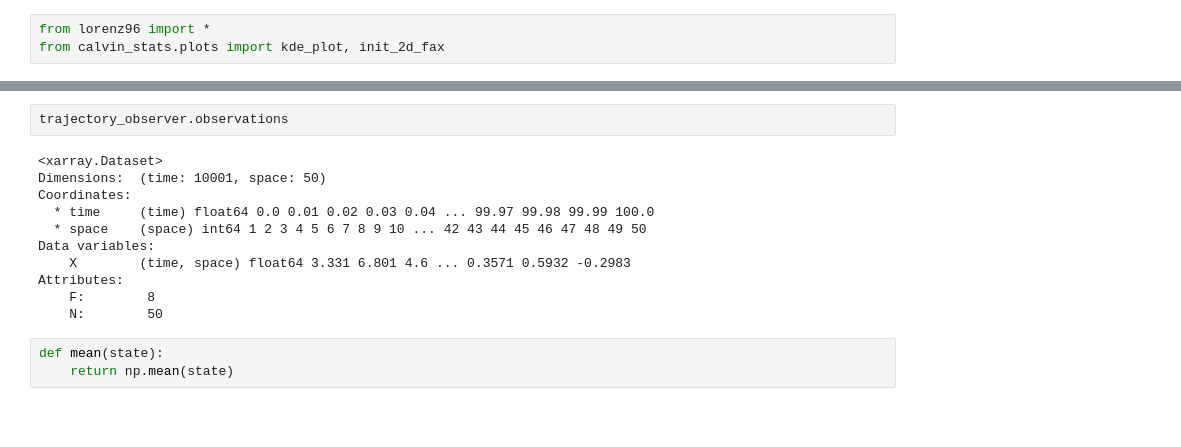
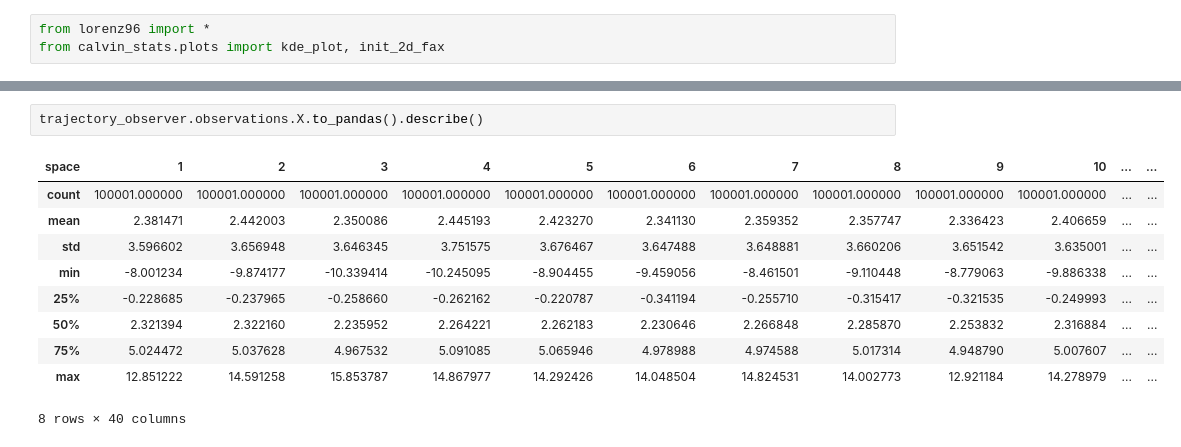
Before and after one commit to CalvinNesbitt/Lorenz-96, a Jupyter notebook: l96_summary_plot.ipynb, the cells around one changed output, grey strips where cells are left out. Cells and saved outputs as stored; diff of their text form; blank space fills up the shorter version.

```diff
--- a/l96_summary_plot.ipynb
+++ b/l96_summary_plot.ipynb
@@ -23,16 +23,13 @@ fig.savefig('/Users/cfn18/Documents/PhD-Work/Thesis/img/L96-EBM/L96-Summary.png'
 # %%
-trajectory_observer.observations
+trajectory_observer.observations.X.to_pandas().describe()
 # %% [output]
+| space | 1 | 2 | 3 | 4 | 5 | 6 | 7 | 8 | 9 | 10 | ... | ... |
+| count | 100001.000000 | 100001.000000 | 100001.000000 | 100001.000000 | 100001.000000 | 100001.000000 | 100001.000000 | 100001.000000 | 100001.000000 | 100001.000000 | ... | ... |
+| mean | 2.381471 | 2.442003 | 2.350086 | 2.445193 | 2.423270 | 2.341130 | 2.359352 | 2.357747 | 2.336423 | 2.406659 | ... | ... |
+| std | 3.596602 | 3.656948 | 3.646345 | 3.751575 | 3.676467 | 3.647488 | 3.648881 | 3.660206 | 3.651542 | 3.635001 | ... | ... |
+| min | -8.001234 | -9.874177 | -10.339414 | -10.245095 | -8.904455 | -9.459056 | -8.461501 | -9.110448 | -8.779063 | -9.886338 | ... | ... |
+| 25% | -0.228685 | -0.237965 | -0.258660 | -0.262162 | -0.220787 | -0.341194 | -0.255710 | -0.315417 | -0.321535 | -0.249993 | ... | ... |
+| 50% | 2.321394 | 2.322160 | 2.235952 | 2.264221 | 2.262183 | 2.230646 | 2.266848 | 2.285870 | 2.253832 | 2.316884 | ... | ... |
+| 75% | 5.024472 | 5.037628 | 4.967532 | 5.091085 | 5.065946 | 4.978988 | 4.974588 | 5.017314 | 4.948790 | 5.007607 | ... | ... |
+| max | 12.851222 | 14.591258 | 15.853787 | 14.867977 | 14.292426 | 14.048504 | 14.824531 | 14.002773 | 12.921184 | 14.278979 | ... | ... |
-<xarray.Dataset>
-Dimensions:  (time: 10001, space: 50)
-Coordinates:
-  * time     (time) float64 0.0 0.01 0.02 0.03 0.04 ... 99.97 99.98 99.99 100.0
-  * space    (space) int64 1 2 3 4 5 6 7 8 9 10 ... 42 43 44 45 46 47 48 49 50
-Data variables:
-    X        (time, space) float64 3.331 6.801 4.6 ... 0.3571 0.5932 -0.2983
-Attributes:
-    F:        8
-    N:        50
+8 rows × 40 columns
-# %%
-def mean(state):
-    return np.mean(state)
```
Also changed, not shown: parts of 2 cells of this notebook, 1 other file.
